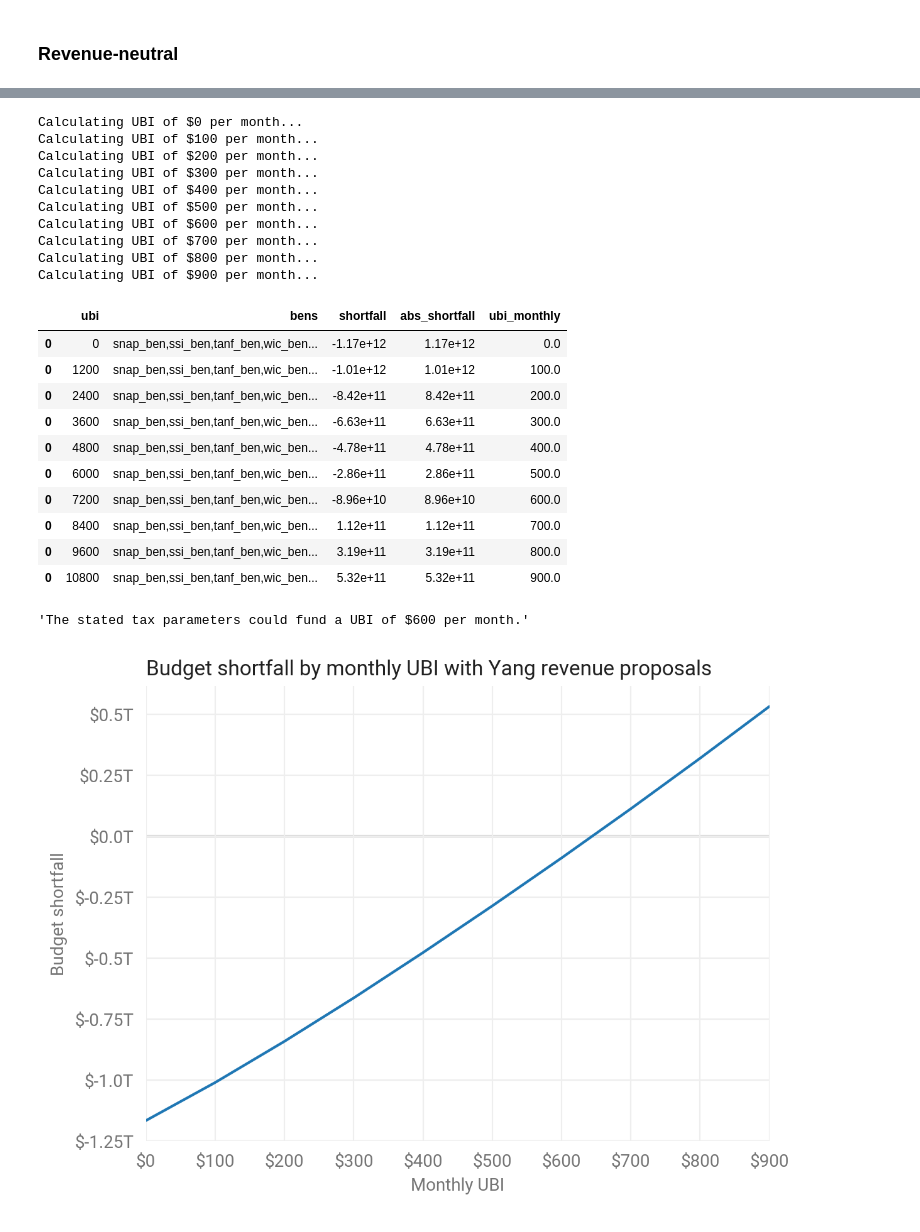
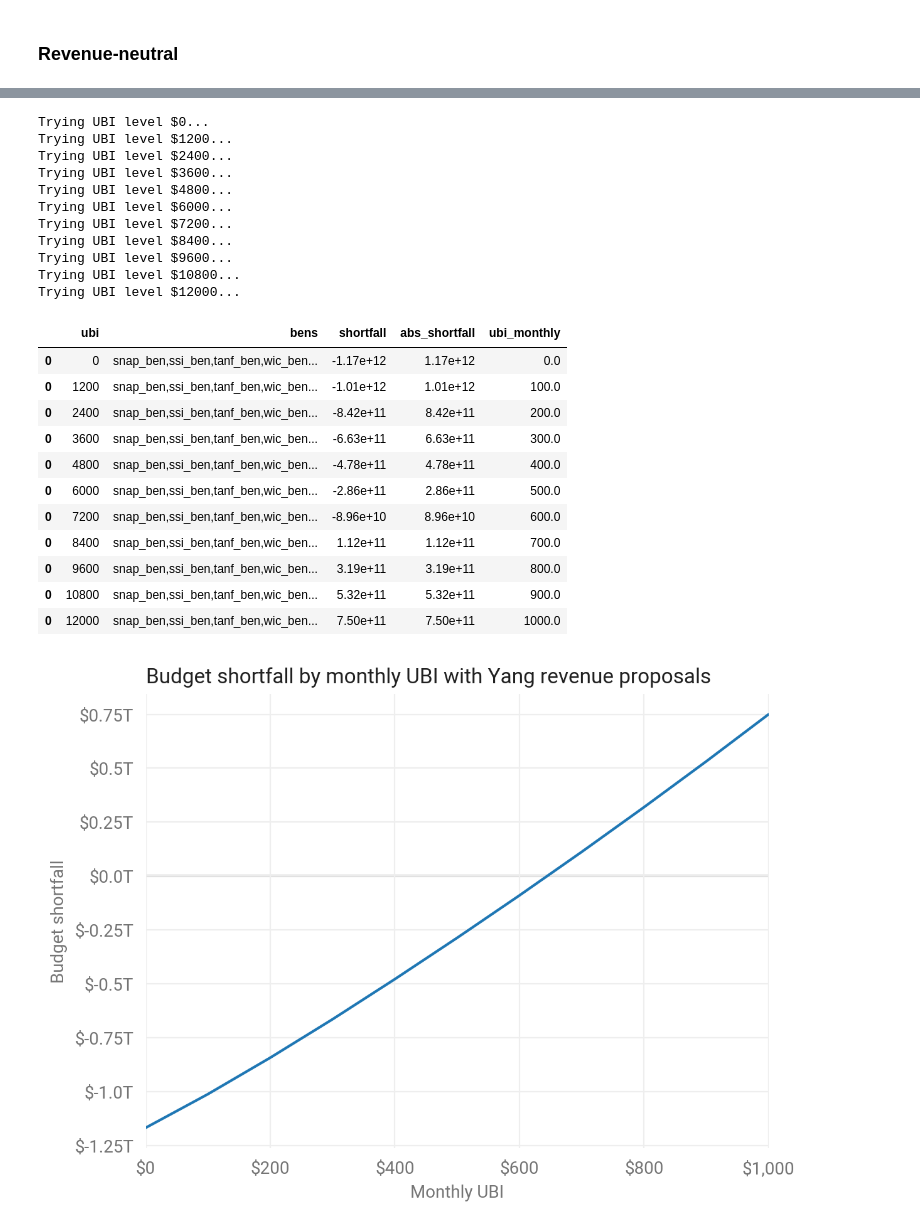
Before and after one commit to UBICenter/ubi-center, a Jupyter notebook: notebooks/yang/yang_find_revenue_neutral_params.ipynb, the cells around one changed output, grey strips where cells are left out. Saved outputs shown, nothing was run; the diff lists cells and outputs as text; code cells hidden in the pictures.

```diff
--- a/notebooks/yang/yang_find_revenue_neutral_params.ipynb
+++ b/notebooks/yang/yang_find_revenue_neutral_params.ipynb
@@ -210,23 +249,23 @@ def shortfall_by_ubi(ubi=UBI_MAX, bens=BENS):
                          'shortfall': [yang_shortfall(ubi, bens)]})
 # %%
 shortfalls_l = []
-for i in np.arange(0, UBI_MAX, 1200):
-    print('Calculating UBI of $' + str(int(i / 12)) + ' per month...')
+for i in np.arange(0, UBI_MAX + 1, 1200):
     shortfalls_l.append(shortfall_by_ubi(ubi=i))
     # Not working yet.
 #     shortfalls_l.append(shortfall_by_ubi(ubi=i, bens=[]))
 shortfalls = pd.concat(shortfalls_l).drop_duplicates()
 # %% [output]
-Calculating UBI of $0 per month...
-Calculating UBI of $100 per month...
-Calculating UBI of $200 per month...
-Calculating UBI of $300 per month...
-Calculating UBI of $400 per month...
-Calculating UBI of $500 per month...
-Calculating UBI of $600 per month...
-Calculating UBI of $700 per month...
-Calculating UBI of $800 per month...
-Calculating UBI of $900 per month...
+Trying UBI level $0...
+Trying UBI level $1200...
+Trying UBI level $2400...
+Trying UBI level $3600...
+Trying UBI level $4800...
+Trying UBI level $6000...
+Trying UBI level $7200...
+Trying UBI level $8400...
+Trying UBI level $9600...
+Trying UBI level $10800...
+Trying UBI level $12000...
 # %%
 shortfalls['abs_shortfall'] = np.abs(shortfalls.shortfall)
 shortfalls['ubi_monthly'] = shortfalls.ubi / 12
@@ -244,11 +283,7 @@ shortfalls
 | 0 | 8400 | snap_ben,ssi_ben,tanf_ben,wic_ben... | 1.12e+11 | 1.12e+11 | 700.0 |
 | 0 | 9600 | snap_ben,ssi_ben,tanf_ben,wic_ben... | 3.19e+11 | 3.19e+11 | 800.0 |
 | 0 | 10800 | snap_ben,ssi_ben,tanf_ben,wic_ben... | 5.32e+11 | 5.32e+11 | 900.0 |
+| 0 | 12000 | snap_ben,ssi_ben,tanf_ben,wic_ben... | 7.50e+11 | 7.50e+11 | 1000.0 |
 # %%
 shortfalls_ben = shortfalls[shortfalls.bens > '']
 shortfalls_noben = shortfalls[shortfalls.bens == '']
-# %%
-rn_ubi_ben = shortfalls_ben.sort_values('abs_shortfall').iloc[0].ubi_monthly
-('The stated tax parameters could fund a UBI of ${:} per month.'.format(int(rn_ubi_ben)))
-# %% [output]
-'The stated tax parameters could fund a UBI of $600 per month.'
@@ -259,17 +290,18 @@ rn_ubi_ben = shortfalls_ben.sort_values('abs_shortfall').iloc[0].ubi_monthly
 # %%
 ax = shortfalls_ben.sort_values('ubi').plot('ubi_monthly', 'shortfall')
-plt.title('Budget shortfall by monthly UBI with Yang revenue proposals', loc='left')
+plt.title('Budget shortfall by monthly UBI with Yang revenue proposals',
+          loc='left')
 sns.despine(left=True, bottom=True)
 ax.get_xaxis().set_major_formatter(
     mpl.ticker.FuncFormatter(lambda x, p: '$' + format(int(x), ',')))
 ax.get_yaxis().set_major_formatter(
     mpl.ticker.FuncFormatter(lambda x, p: '$' + format(x / 1e12) + 'T'))
 ax.grid(color=GRID_COLOR)
 ax.legend_.remove()
 ax.axhline(0, color='lightgray', zorder=-1)
 plt.xlabel('Monthly UBI')
 plt.ylabel('Budget shortfall')
 plt.show()
 # %% [output]
-[figure, old version]
+[figure, new version]
 # %%
```
Also changed, not shown: parts of 10 cells of this notebook, 2 other files.
